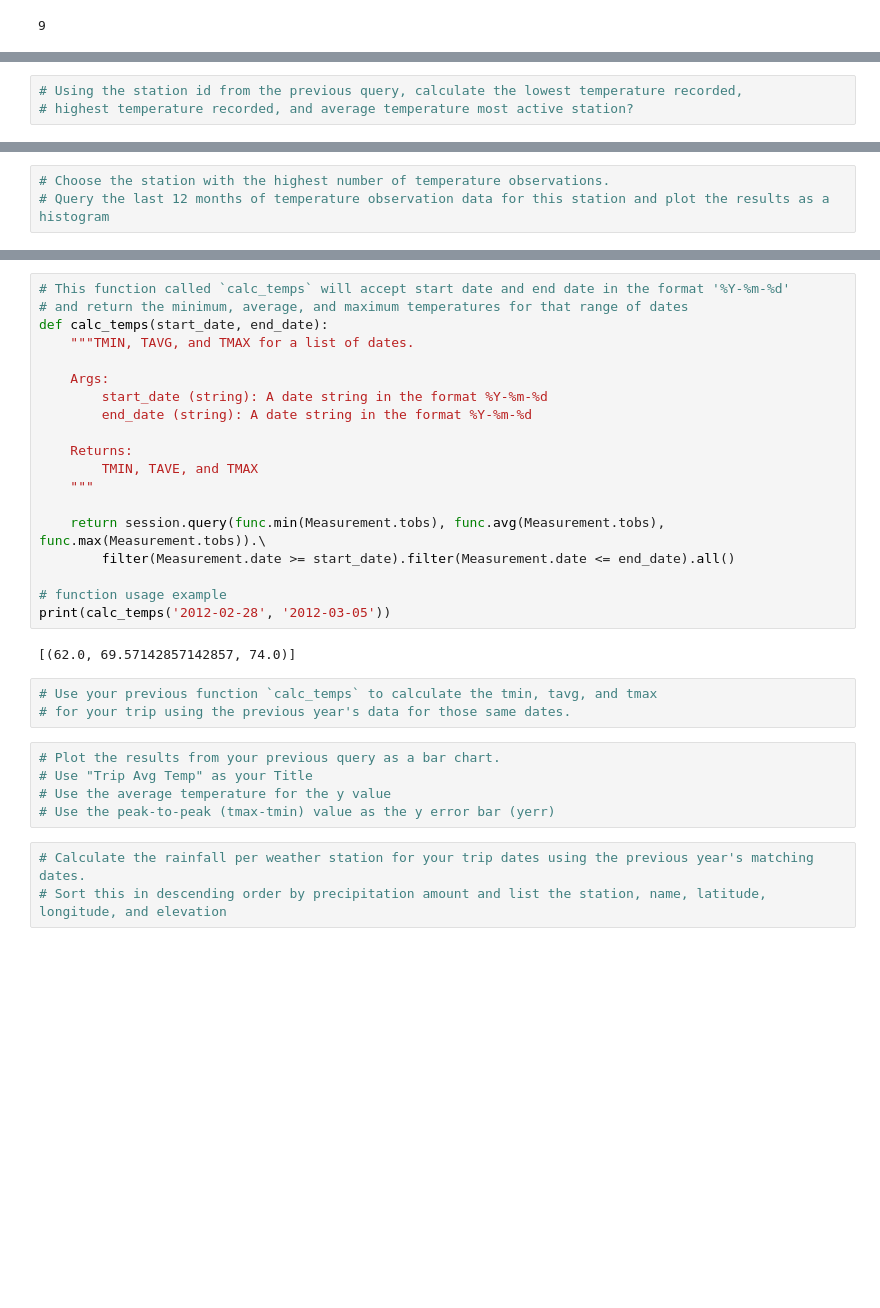
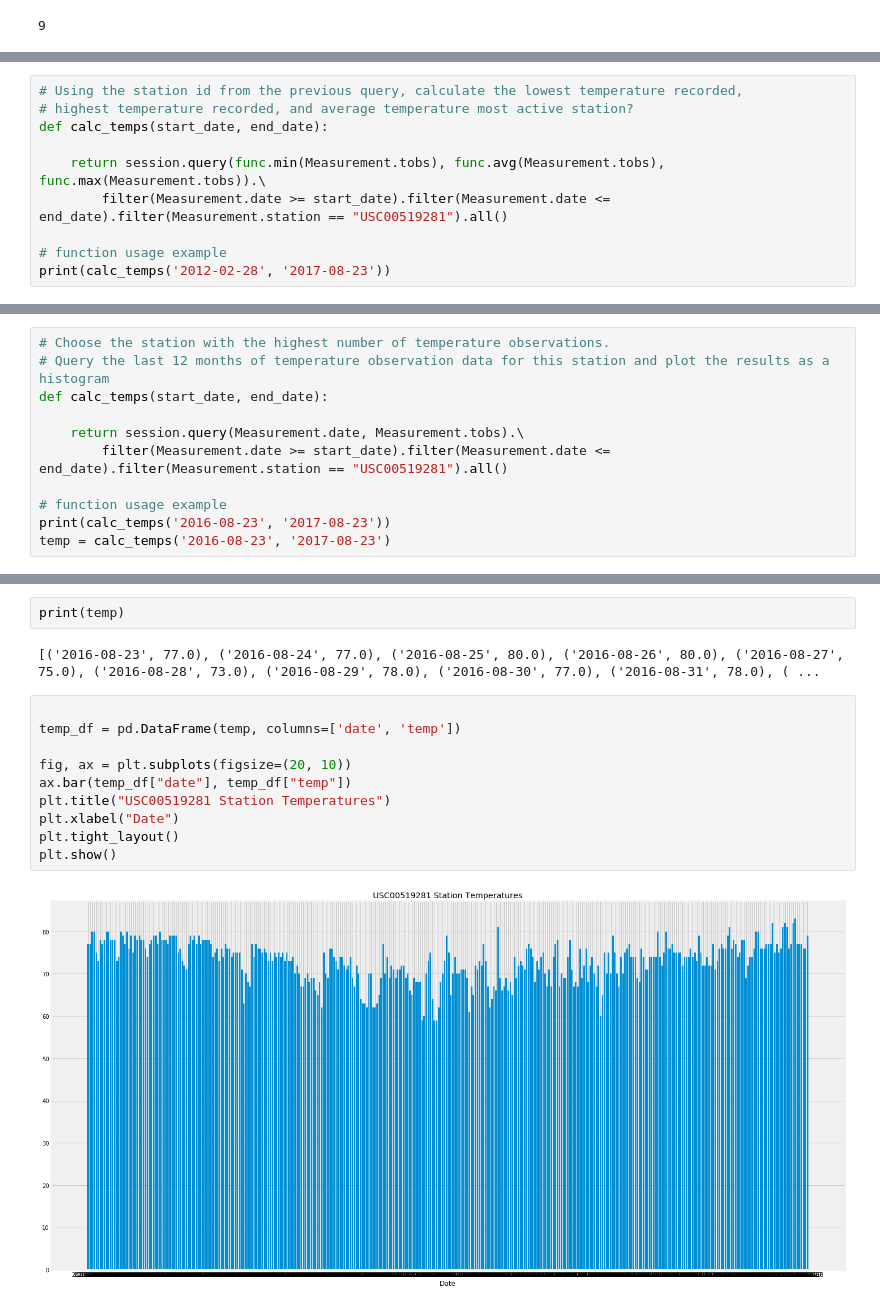
Before and after one commit to Kerrykova/SurfsUpHW, a Jupyter notebook: climate_starter.ipynb, the cells around one changed output, grey strips where cells are left out. Saved outputs shown, nothing was run; the diff lists cells and outputs as text; blank space fills up the shorter version.

```diff
--- a/climate_starter.ipynb
+++ b/climate_starter.ipynb
@@ -148,3 +168,10 @@ session.query(Station.station).count()
 # %%
 # Using the station id from the previous query, calculate the lowest temperature recorded,
 # highest temperature recorded, and average temperature most active station?
+def calc_temps(start_date, end_date):
+
+    return session.query(func.min(Measurement.tobs), func.avg(Measurement.tobs), func.max(Measurement.tobs)).\
+        filter(Measurement.date >= start_date).filter(Measurement.date <= end_date).filter(Measurement.station == "USC00519281").all()
+
+# function usage example
+print(calc_temps('2012-02-28', '2017-08-23'))
@@ -151,3 +180,11 @@ session.query(Station.station).count()
 # %%
 # Choose the station with the highest number of temperature observations.
 # Query the last 12 months of temperature observation data for this station and plot the results as a histogram
+def calc_temps(start_date, end_date):
+
+    return session.query(Measurement.date, Measurement.tobs).\
+        filter(Measurement.date >= start_date).filter(Measurement.date <= end_date).filter(Measurement.station == "USC00519281").all()
+
+# function usage example
+print(calc_temps('2016-08-23', '2017-08-23'))
+temp = calc_temps('2016-08-23', '2017-08-23')
@@ -156,32 +193,16 @@ session.query(Station.station).count()
-# %%
-# This function called `calc_temps` will accept start date and end date in the format '%Y-%m-%d'
-# and return the minimum, average, and maximum temperatures for that range of dates
-def calc_temps(start_date, end_date):
-    """TMIN, TAVG, and TMAX for a list of dates.
-
-    Args:
-        start_date (string): A date string in the format %Y-%m-%d
-        end_date (string): A date string in the format %Y-%m-%d
-
-    Returns:
-        TMIN, TAVE, and TMAX
-    """
-
-    return session.query(func.min(Measurement.tobs), func.avg(Measurement.tobs), func.max(Measurement.tobs)).\
-        filter(Measurement.date >= start_date).filter(Measurement.date <= end_date).all()
-
-# function usage example
-print(calc_temps('2012-02-28', '2012-03-05'))
-# %% [output]
-[(62.0, 69.57142857142857, 74.0)]
-# %%
-# Use your previous function `calc_temps` to calculate the tmin, tavg, and tmax
-# for your trip using the previous year's data for those same dates.
-# %%
-# Plot the results from your previous query as a bar chart.
-# Use "Trip Avg Temp" as your Title
-# Use the average temperature for the y value
-# Use the peak-to-peak (tmax-tmin) value as the y error bar (yerr)
-# %%
-# Calculate the rainfall per weather station for your trip dates using the previous year's matching dates.
-# Sort this in descending order by precipitation amount and list the station, name, latitude, longitude, and elevation
+# %%
+print(temp)
+# %% [output]
+[('2016-08-23', 77.0), ('2016-08-24', 77.0), ('2016-08-25', 80.0), ('2016-08-26', 80.0), ('2016-08-27', 75.0), ('2016-08-28', 73.0), ('2016-08-29', 78.0), ('2016-08-30', 77.0), ('2016-08-31', 78.0), ( ...
+# %%
+
+temp_df = pd.DataFrame(temp, columns=['date', 'temp'])
+
+fig, ax = plt.subplots(figsize=(20, 10))
+ax.bar(temp_df["date"], temp_df["temp"])
+plt.title("USC00519281 Station Temperatures")
+plt.xlabel("Date")
+plt.tight_layout()
+plt.show()
+# %% [output]
+[figure, added]
```
Also changed, not shown: parts of 8 cells of this notebook.
